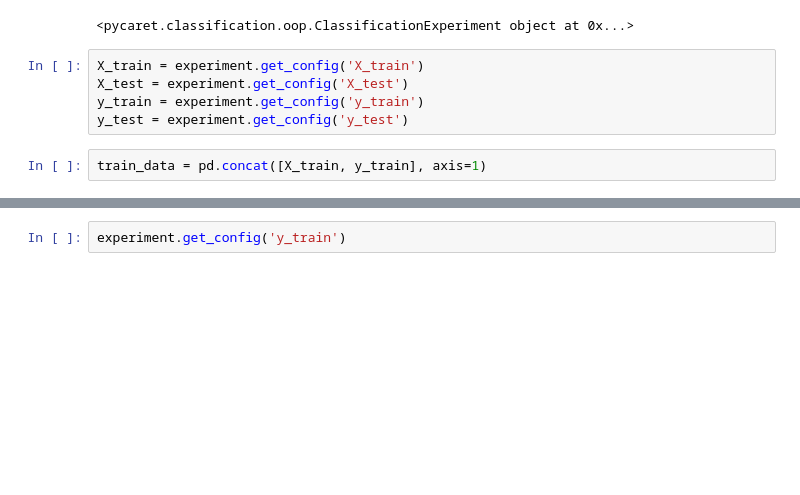
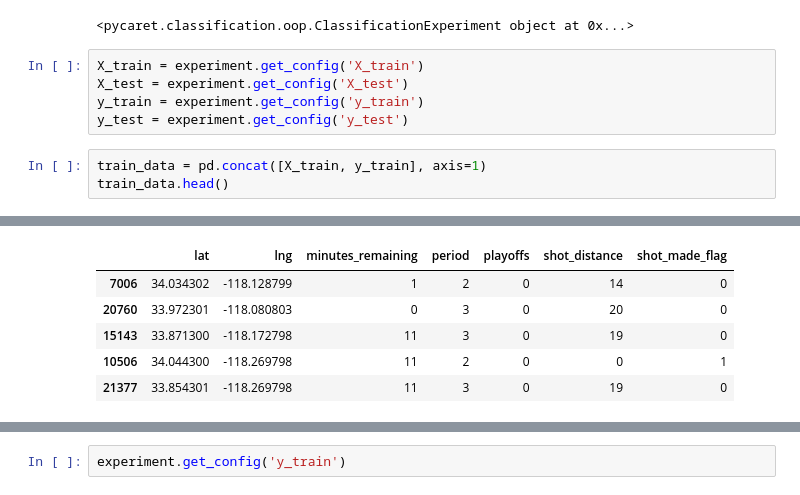
Before and after one commit to thealexandrelara/project-infnet-engenharia-de-machine-learning, a Jupyter notebook: notebooks/model_training.ipynb, the cells around one changed output, grey strips where cells are left out. Saved outputs shown, nothing was run; the diff lists cells and outputs as text; blank space fills up the shorter version.

```diff
--- a/notebooks/model_training.ipynb
+++ b/notebooks/model_training.ipynb
@@ -89,3 +89,5 @@ y_train = experiment.get_config('y_train')
 y_test = experiment.get_config('y_test')
 # %%
 train_data = pd.concat([X_train, y_train], axis=1)
+train_data.head()
+# %% [output]
@@ -91,0 +95,6 @@ train_data = pd.concat([X_train, y_train], axis=1)
+|  | lat | lng | minutes_remaining | period | playoffs | shot_distance | shot_made_flag |
+| 7006 | 34.034302 | -118.128799 | 1 | 2 | 0 | 14 | 0 |
+| 20760 | 33.972301 | -118.080803 | 0 | 3 | 0 | 20 | 0 |
+| 15143 | 33.871300 | -118.172798 | 11 | 3 | 0 | 19 | 0 |
+| 10506 | 34.044300 | -118.269798 | 11 | 2 | 0 | 0 | 1 |
+| 21377 | 33.854301 | -118.269798 | 11 | 3 | 0 | 19 | 0 |
```
Also changed, not shown: parts of 4 cells of this notebook, 4 other files.
